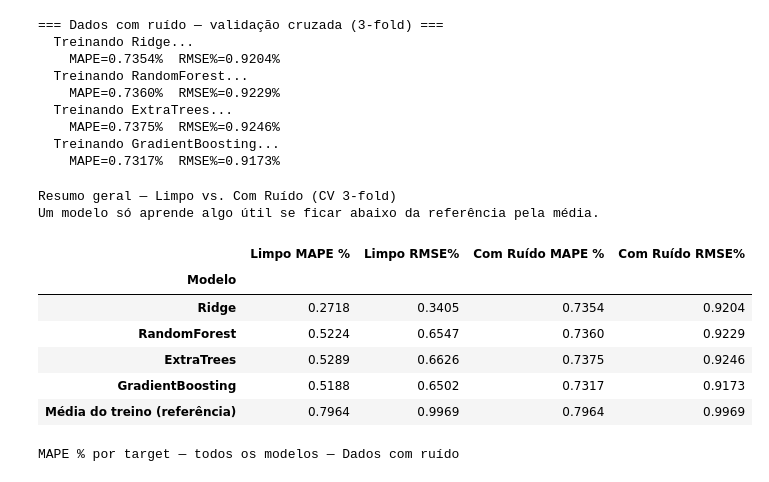
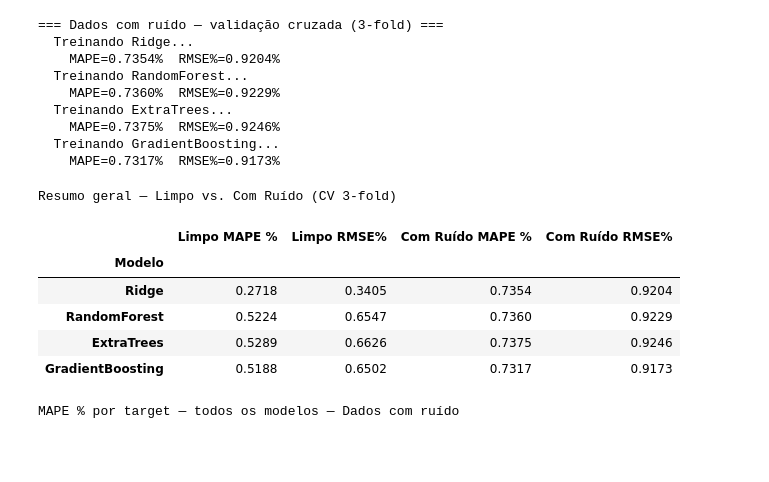
Before and after one commit to FProencadeAlbuquerque/EstimacaoFeeder, a Jupyter notebook: Estima_Ruido.ipynb, the cells around one changed output. Drawn from its saved outputs; the diff is of its cells as text; code cells hidden in the pictures; blank space fills up the shorter version.

```diff
--- a/Estima_Ruido.ipynb
+++ b/Estima_Ruido.ipynb
@@ -295,38 +282,25 @@ cv_results_noisy = run_cv(models, X_noisy, y, n_splits=3)
 # %%
 rows = []
 for name in models:
     rows.append({
         'Modelo':             name,
         'Limpo MAPE %':       round(cv_results_clean[name]['mape_mean'].mean(),  4),
         'Limpo RMSE%':        round(cv_results_clean[name]['rmse_pct'].mean(),   4),
         'Com Ruído MAPE %':   round(cv_results_noisy[name]['mape_mean'].mean(),  4),
         'Com Ruído RMSE%':    round(cv_results_noisy[name]['rmse_pct'].mean(),   4),
     })
 
-base_clean = mean_baseline_cv(y_clean)
-base_noisy = mean_baseline_cv(y)
-rows.append({
-    'Modelo':             'Média do treino (referência)',
-    'Limpo MAPE %':       round(base_clean['mape_mean'].mean(), 4),
-    'Limpo RMSE%':        round(base_clean['rmse_pct'].mean(),  4),
-    'Com Ruído MAPE %':   round(base_noisy['mape_mean'].mean(), 4),
-    'Com Ruído RMSE%':    round(base_noisy['rmse_pct'].mean(),  4),
-})
-
 df_summary = pd.DataFrame(rows).set_index('Modelo')
 print('Resumo geral — Limpo vs. Com Ruído (CV 3-fold)')
-print('Um modelo só aprende algo útil se ficar abaixo da referência pela média.')
 display(df_summary)
 # %% [output]
 Resumo geral — Limpo vs. Com Ruído (CV 3-fold)
-Um modelo só aprende algo útil se ficar abaixo da referência pela média.
 |  | Limpo MAPE % | Limpo RMSE% | Com Ruído MAPE % | Com Ruído RMSE% |
 | Modelo |  |  |  |  |
 | Ridge | 0.2718 | 0.3405 | 0.7354 | 0.9204 |
 | RandomForest | 0.5224 | 0.6547 | 0.7360 | 0.9229 |
 | ExtraTrees | 0.5289 | 0.6626 | 0.7375 | 0.9246 |
 | GradientBoosting | 0.5188 | 0.6502 | 0.7317 | 0.9173 |
-| Média do treino (referência) | 0.7964 | 0.9969 | 0.7964 | 0.9969 |
 # %%
 print('MAPE % por target — todos os modelos — Dados com ruído')
 rows_mape = {name: cv_results_noisy[name]['mape_mean'] for name in models}
```
Also changed, not shown: parts of 3 cells of this notebook, 9 other files.
